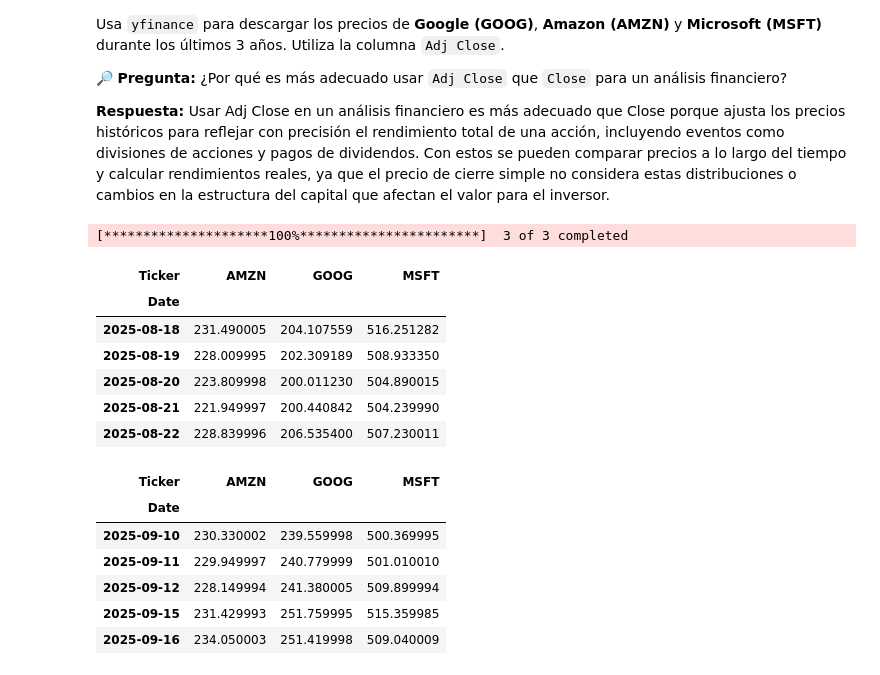
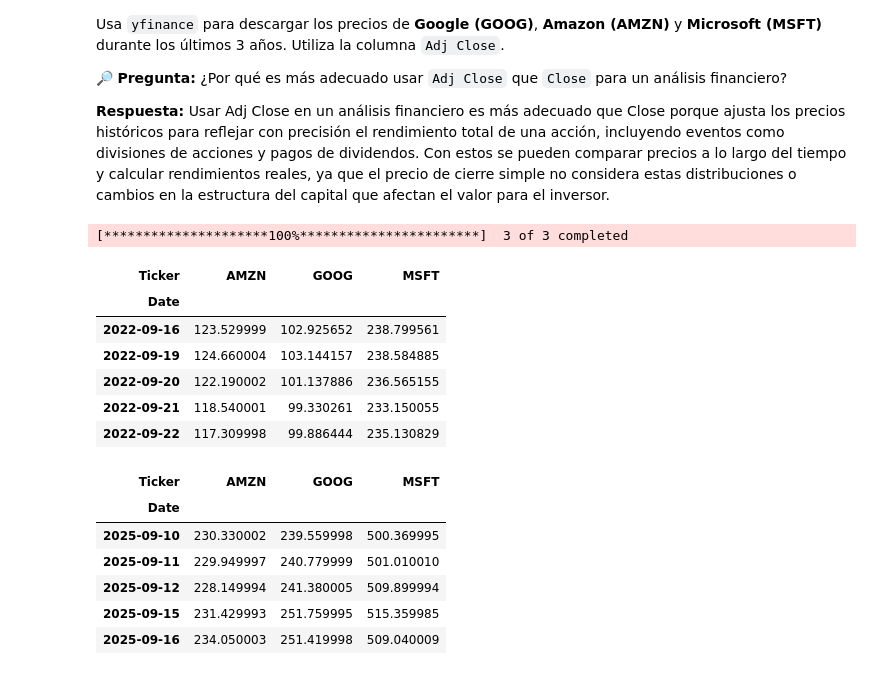
Before and after one commit to AndreaMayo395/Taller_2_Portafolio_Nidia_Andrea_Mayorga_Agudelo, a Jupyter notebook: Taller_2_Portafolio_Nidia_Andrea_Mayorga_Agudelo.ipynb, the cells around one changed output. Cells and saved outputs as stored; diff of their text form; code cells hidden in the pictures.

```diff
--- a/Taller_2_Portafolio_Nidia_Andrea_Mayorga_Agudelo.ipynb
+++ b/Taller_2_Portafolio_Nidia_Andrea_Mayorga_Agudelo.ipynb
@@ -34,18 +34,18 @@ Usa `yfinance` para descargar los precios de **Google (GOOG)**, **Amazon (AMZN)*
 # %%
 # COMPLETAR: descarga los precios de las acciones usando yf.download
 
 acciones = ["GOOG", "AMZN", "MSFT"]
-datos = yf.download(tickers=acciones)["Close"]
+datos = yf.download(tickers=acciones, start="2022-09-16", end="2025-09-16")["Close"]
 datos.head() # Veo los primeros 5 datos
 # %% [output]
 [*********************100%***********************]  3 of 3 completed
 | Ticker | AMZN | GOOG | MSFT |
 | Date |  |  |  |
-| 2025-08-18 | 231.490005 | 204.107559 | 516.251282 |
-| 2025-08-19 | 228.009995 | 202.309189 | 508.933350 |
-| 2025-08-20 | 223.809998 | 200.011230 | 504.890015 |
-| 2025-08-21 | 221.949997 | 200.440842 | 504.239990 |
-| 2025-08-22 | 228.839996 | 206.535400 | 507.230011 |
+| 2022-09-16 | 123.529999 | 102.925652 | 238.799561 |
+| 2022-09-19 | 124.660004 | 103.144157 | 238.584885 |
+| 2022-09-20 | 122.190002 | 101.137886 | 236.565155 |
+| 2022-09-21 | 118.540001 | 99.330261 | 233.150055 |
+| 2022-09-22 | 117.309998 | 99.886444 | 235.130829 |
 # %%
 datos.tail() # Veo los últimos 5 datos
 # %% [output]
```
Also changed, not shown: parts of 10 cells of this notebook.
